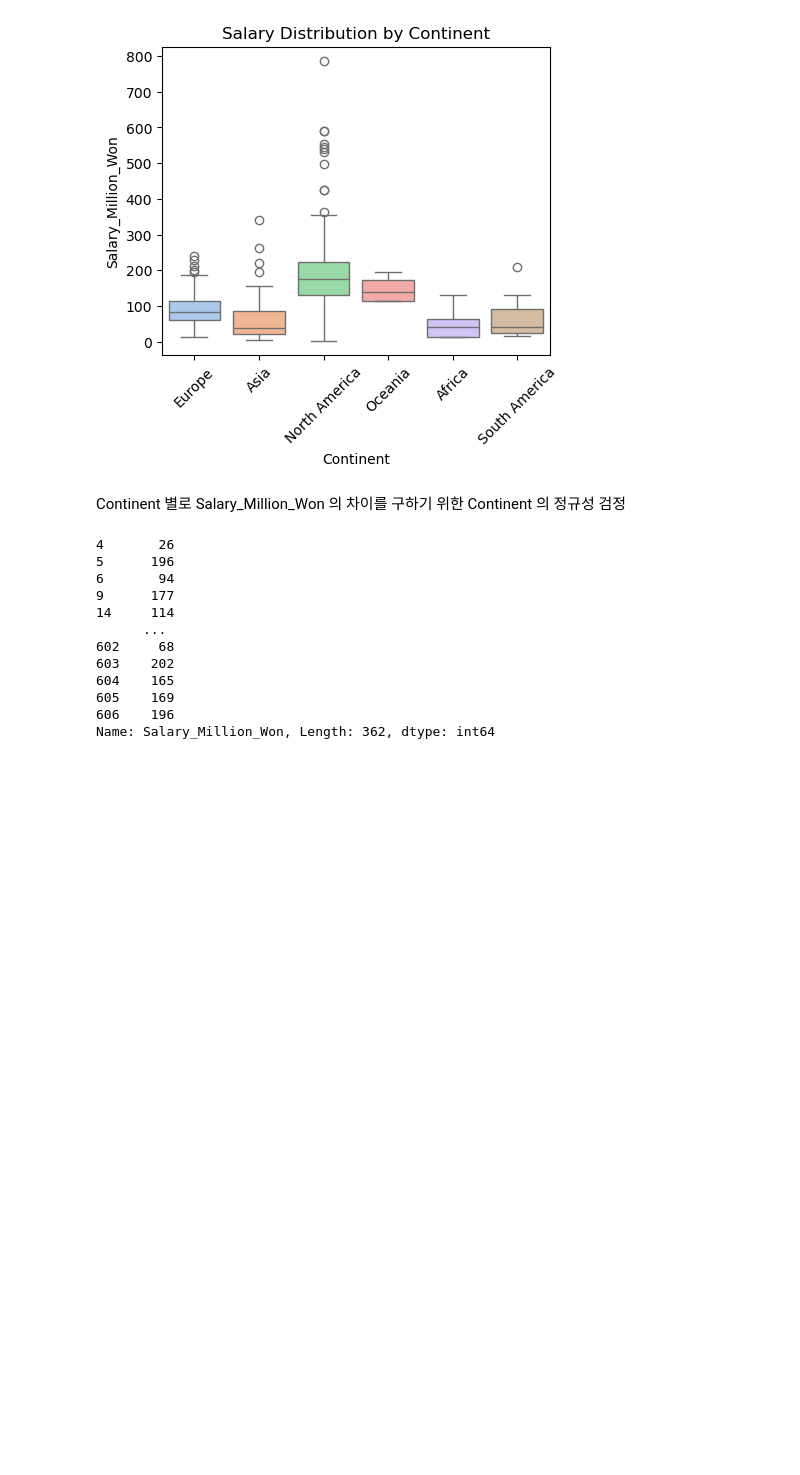
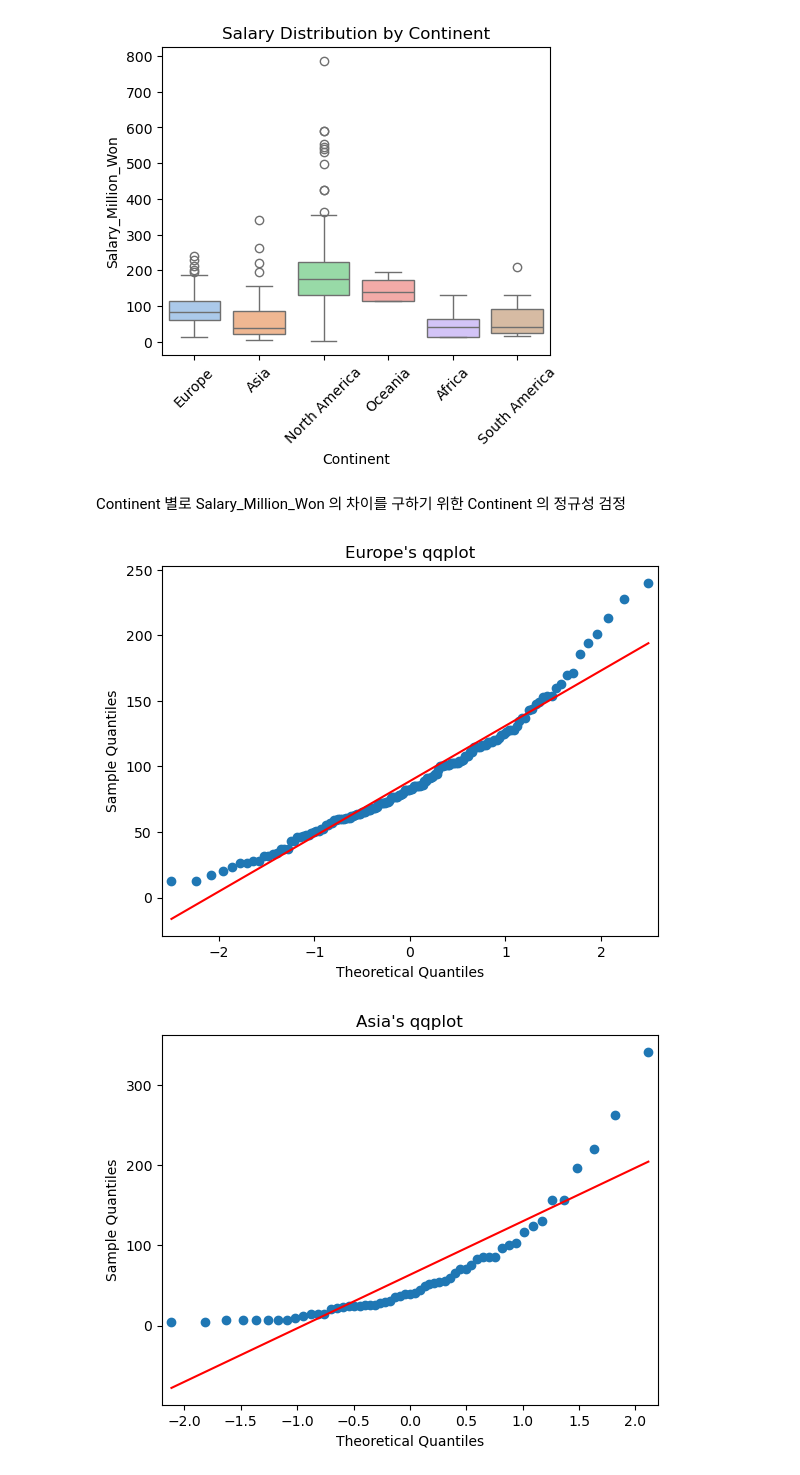
Before and after one commit to Hwaple02/SDA_HW5_1, a Jupyter notebook: mini_project_Hypothesis_testing(60231211).ipynb, the cells around one changed output. Cells and saved outputs as stored; diff of their text form; code cells hidden in the pictures; blank space fills up the shorter version.

```diff
--- a/mini_project_Hypothesis_testing(60231211).ipynb
+++ b/mini_project_Hypothesis_testing(60231211).ipynb
@@ -407,58 +407,45 @@ Continent 별로 Salary_Million_Won 의 차이를 구하기 위한 Continent 의
 # %%
 # Continent 별로 Salary_Million_Won 의 차이를 구하기 위한 Continent 의 정규성 검정 (by qqplot)
 
 data_continent['Continent'] = data_continent['Continent'].str.strip()
-
 
 # Continent 종류 별로 Salary_Million_Won
 salary_europe = data_continent.loc[data_continent['Continent'] == 'Europe', 'Salary_Million_Won']
 salary_asia = data_continent.loc[data_continent['Continent'] == 'Asia', 'Salary_Million_Won']
 salary_north_america = data_continent.loc[data_continent['Continent'] == 'North America', 'Salary_Million_Won']
 salary_oceania = data_continent.loc[data_continent['Continent'] == 'Oceania', 'Salary_Million_Won']
 salary_africa = data_continent.loc[data_continent['Continent'] == 'Africa', 'Salary_Million_Won']
 salary_south_america = data_continent.loc[data_continent['Continent'] == 'South America', 'Salary_Million_Won']
 
+# Europe의 qqplot
+sm.qqplot(salary_europe, line = 's')
+plt.title("Europe's qqplot")
+plt.show()
 
+# Asia의 qqplot
+sm.qqplot(salary_asia, line = 's')
+plt.title("Asia's qqplot")
+plt.show()
 
-# # Europe의 qqplot
-# sm.qqplot(salary_europe, line = 's')
-# plt.title("Europe's qqplot")
-# plt.show()
+# North America의 qqplot
+sm.qqplot(salary_north_america, line = 's')
+plt.title("North America's qqplot")
+plt.show()
 
-# # Asia의 qqplot
-# sm.qqplot(salary_asia, line = 's')
-# plt.title("Asia's qqplot")
-# plt.show()
+# Oceania의 qqplot
+sm.qqplot(salary_oceania, line = 's')
+plt.title("Oceania's qqplot")
+plt.show()
 
-# # North America의 qqplot
-# sm.qqplot(salary_north_america, line = 's')
-# plt.title("North America's qqplot")
-# plt.show()
+# Africa의 qqplot
+sm.qqplot(salary_africa, line = 's')
+plt.title("Africa's qqplot")
+plt.show()
 
-# # Oceania의 qqplot
-# sm.qqplot(salary_oceania, line = 's')
-# plt.title("Oceania's qqplot")
-# plt.show()
-
-# # Africa의 qqplot
-# sm.qqplot(salary_africa, line = 's')
-# plt.title("Africa's qqplot")
-# plt.show()
-
-# # South America의 qqplot
-# sm.qqplot(salary_south_america, line = 's')
-# plt.title("South America's qqplot")
-# plt.show()
+# South America의 qqplot
+sm.qqplot(salary_south_america, line = 's')
+plt.title("South America's qqplot")
+plt.show()
 # %% [output]
-4       26
-5      196
-6       94
-9      177
-14     114
-      ...
-602     68
-603    202
-604    165
-605    169
-606    196
-Name: Salary_Million_Won, Length: 362, dtype: int64
+[figure, added]
+[figure, added]
```
Also changed, not shown: parts of 9 cells of this notebook.
